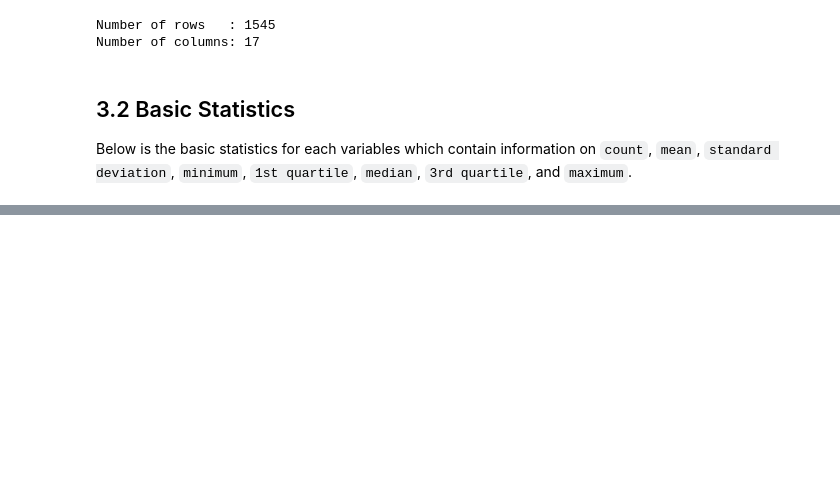
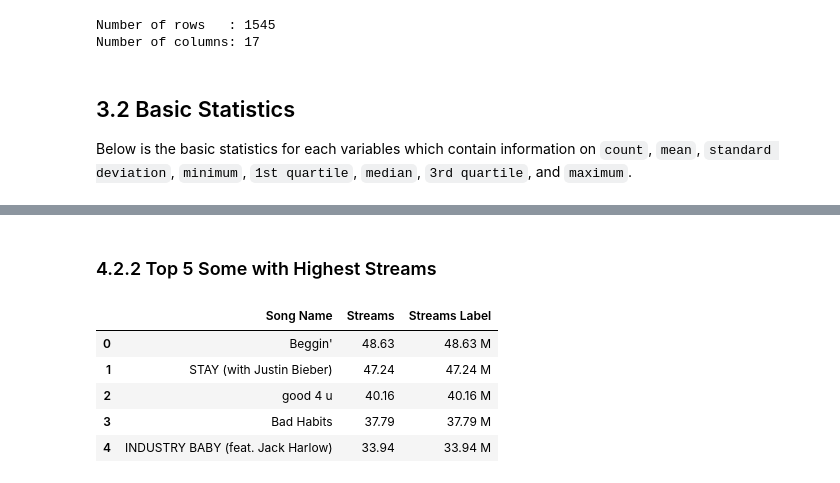
Before and after one commit to tannd-ds/ds-practice, a Jupyter notebook: spotify-top200-2021/spotify-EDA.ipynb, the cells around one changed output, grey strips where cells are left out. Saved outputs shown, nothing was run; the diff lists cells and outputs as text; code cells hidden in the pictures; blank space fills up the shorter version.

```diff
--- a/spotify-top200-2021/spotify-EDA.ipynb
+++ b/spotify-top200-2021/spotify-EDA.ipynb
@@ -238,0 +288,22 @@ plt.savefig('./plots/4-distribution.png', bbox_inches='tight')
+# %% [markdown]
+<a id='4.2.2'></a>
+### 4.2.2 Top 5 Some with Highest Streams
+# %%
+# prepare Data
+highest_streams = df.sort_values(by='Streams', ascending=False)[['Song Name', 'Streams']]
+# Streams Attribute is a big int,
+# for beautifylly plotting, we reduce it to smaller decimal number and add postfix 'M' for 'Million'
+highest_streams['Streams'] = highest_streams['Streams'] // 10000 # Reduce the decimal point
+highest_streams['Streams'] = highest_streams['Streams'] / 100 # So after this operation, we have all Streams entries decimal number with 2 decimal point
+highest_streams['Streams Label'] = highest_streams['Streams'].astype('str') # We use this Attribute to add text to our plot
+highest_streams['Streams Label'] = highest_streams['Streams Label'] + ' M' # Add postfix 'M'
+
+# Take a look to see if something went wrong
+highest_streams.head()
+# %% [output]
+|  | Song Name | Streams | Streams Label |
+| 0 | Beggin' | 48.63 | 48.63 M |
+| 1 | STAY (with Justin Bieber) | 47.24 | 47.24 M |
+| 2 | good 4 u | 40.16 | 40.16 M |
+| 3 | Bad Habits | 37.79 | 37.79 M |
+| 4 | INDUSTRY BABY (feat. Jack Harlow) | 33.94 | 33.94 M |
```
Also changed, not shown: parts of 11 cells of this notebook, 3 other files.
